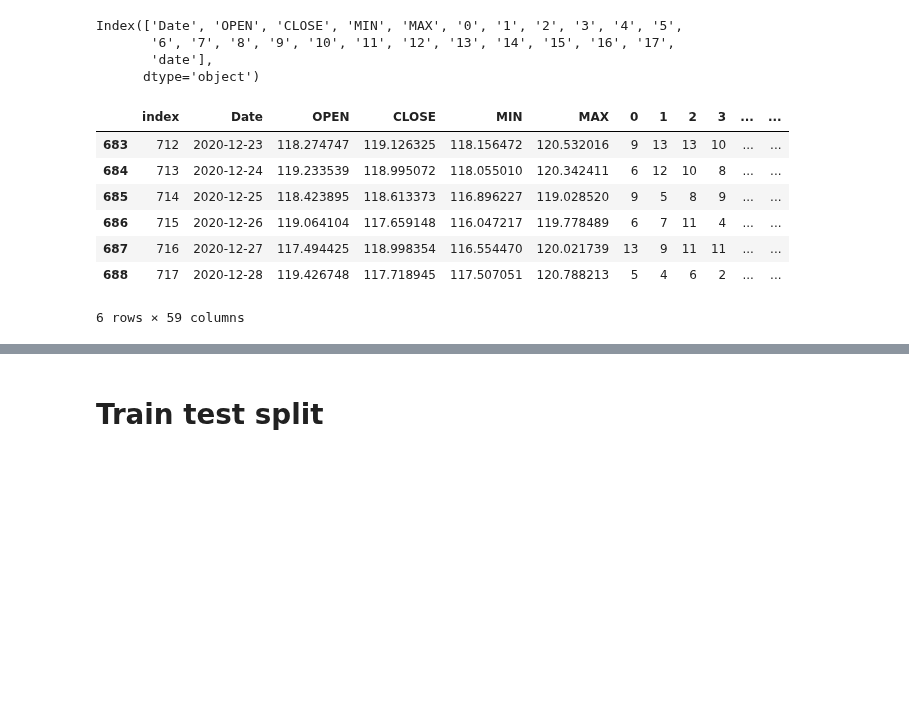
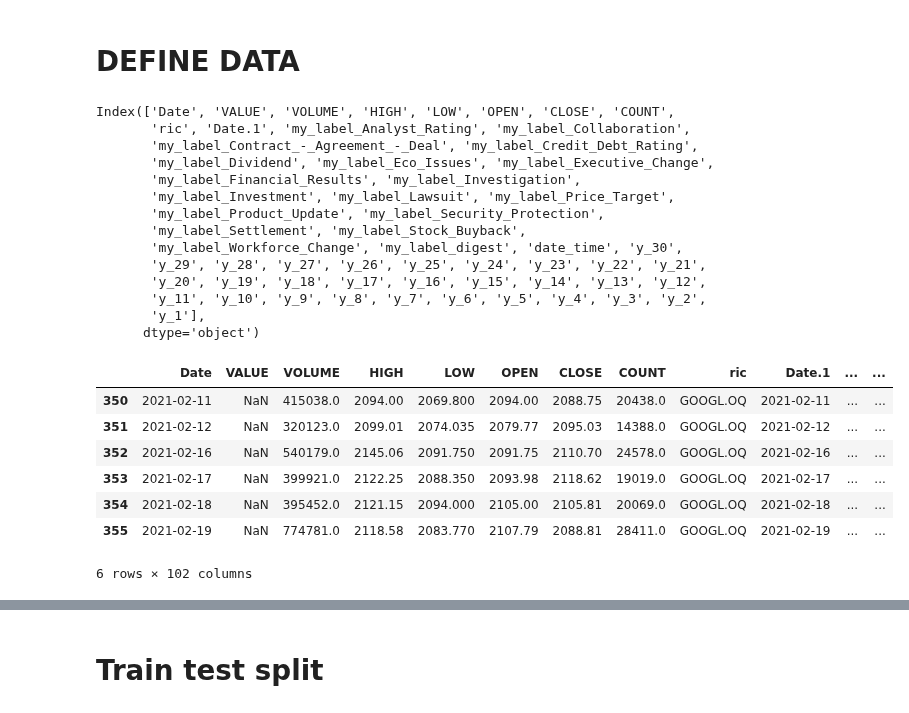
Before and after one commit to dany-kuznetsov/trade_get_news_true_way, a Jupyter notebook: model_pipeline.ipynb, the cells around one changed output, grey strips where cells are left out. Cells and saved outputs as stored; diff of their text form; code cells hidden in the pictures; blank space fills up the shorter version.

```diff
--- a/model_pipeline.ipynb
+++ b/model_pipeline.ipynb
@@ -23,0 +27,14 @@ Index(['Date', 'OPEN', 'CLOSE', 'MIN', 'MAX', '0', '1', '2', '3', '4', '5',
+# %%
+# Зададим path для папки проекта и для папок файлов
+path_project_folder = 'C:/DAN/t_systems/trade_project/'
+path_prices_timeseries_folder = 'C:/DAN/t_systems/trade_project/price_timeseries/'
+path_merged_news_and_prices_folder = 'C:/DAN/t_systems/trade_project/merged_news_and_prices/'
+folder_name_headlines = 'backup_headlines/'
+folder_name_logger = 'logger/'
+# %%
+# To read random data
+# prices_news_merged_df = pd.read_csv('prices_news_merged_df.csv', sep=';')
+
+# To read real data
+# GOOGL.OQ, VOWG_p.DE
+prices_news_merged_df = pd.read_csv(path_merged_news_and_prices_folder + 'merged_news_and_prices_daily_adjusted_GOOGL.OQ.csv', sep=',')
@@ -24,12 +74,41 @@ Index(['Date', 'OPEN', 'CLOSE', 'MIN', 'MAX', '0', '1', '2', '3', '4', '5',
+# %% [markdown]
+# DEFINE DATA
+# %%
+prices_news_merged_df = prices_news_merged_df # all_stock_prices, prices_news_merged_df
+# %%
+print(prices_news_merged_df.columns)
+# %% [output]
+Index(['Date', 'VALUE', 'VOLUME', 'HIGH', 'LOW', 'OPEN', 'CLOSE', 'COUNT',
+       'ric', 'Date.1', 'my_label_Analyst_Rating', 'my_label_Collaboration',
+       'my_label_Contract_-_Agreement_-_Deal', 'my_label_Credit_Debt_Rating',
+       'my_label_Dividend', 'my_label_Eco_Issues', 'my_label_Executive_Change',
+       'my_label_Financial_Results', 'my_label_Investigation',
+       'my_label_Investment', 'my_label_Lawsuit', 'my_label_Price_Target',
+       'my_label_Product_Update', 'my_label_Security_Protection',
+       'my_label_Settlement', 'my_label_Stock_Buyback',
+       'my_label_Workforce_Change', 'my_label_digest', 'date_time', 'y_30',
+       'y_29', 'y_28', 'y_27', 'y_26', 'y_25', 'y_24', 'y_23', 'y_22', 'y_21',
+       'y_20', 'y_19', 'y_18', 'y_17', 'y_16', 'y_15', 'y_14', 'y_13', 'y_12',
+       'y_11', 'y_10', 'y_9', 'y_8', 'y_7', 'y_6', 'y_5', 'y_4', 'y_3', 'y_2',
+       'y_1'],
+      dtype='object')
 # %%
-print(prices_news_merged_df.columns)
+# Columns for random data:
 price_cols = ['OPEN', 'CLOSE', 'MIN', 'MAX']
 news_cols = ["0","1","2","3","4","5","6","7","8","9","10","11","12","13","14","15","16","17"]
+
+# Columns fot real data:
+price_cols = ['VOLUME', 'HIGH', 'LOW', 'OPEN', 'CLOSE']
+news_cols = [
+    'my_label_Analyst_Rating', 'my_label_Collaboration',
+    'my_label_Contract_-_Agreement_-_Deal', 'my_label_Credit_Debt_Rating',
+    'my_label_Dividend', 'my_label_Eco_Issues', 'my_label_Executive_Change',
+    'my_label_Financial_Results', 'my_label_Investigation',
+    'my_label_Investment', 'my_label_Lawsuit', 'my_label_Price_Target',
+    'my_label_Product_Update', 'my_label_Security_Protection',
+    'my_label_Settlement', 'my_label_Stock_Buyback',
+    'my_label_Workforce_Change', 'my_label_digest'
+]
-# %% [output]
-Index(['Date', 'OPEN', 'CLOSE', 'MIN', 'MAX', '0', '1', '2', '3', '4', '5',
-       '6', '7', '8', '9', '10', '11', '12', '13', '14', '15', '16', '17',
-       'date'],
-      dtype='object')
 # %%
 price_change_cols = []
 for i in range(1, 30):
@@ -37,20 +116,20 @@ for i in range(1, 30):
     prices_news_merged_df[new_col_name] = (prices_news_merged_df['CLOSE'] - prices_news_merged_df['CLOSE'].shift(periods=i)) / prices_news_merged_df['CLOSE'].shift(periods=i)
     price_change_cols.append(new_col_name)
 # %%
-for i in range (-5, 0):
-    new_col_name = 'y_' + str(-i)
+for i in range (-14, 0):
+    new_col_name = 'y_change_' + str(-i)
     prices_news_merged_df[new_col_name] = (prices_news_merged_df['CLOSE'].shift(periods=i) - prices_news_merged_df['CLOSE'])   / prices_news_merged_df['CLOSE']
 
 prices_news_merged_df.tail(6)
 # %% [output]
-|  | index | Date | OPEN | CLOSE | MIN | MAX | 0 | 1 | 2 | 3 | ... | ... |
-| 683 | 712 | 2020-12-23 | 118.274747 | 119.126325 | 118.156472 | 120.532016 | 9 | 13 | 13 | 10 | ... | ... |
-| 684 | 713 | 2020-12-24 | 119.233539 | 118.995072 | 118.055010 | 120.342411 | 6 | 12 | 10 | 8 | ... | ... |
-| 685 | 714 | 2020-12-25 | 118.423895 | 118.613373 | 116.896227 | 119.028520 | 9 | 5 | 8 | 9 | ... | ... |
-| 686 | 715 | 2020-12-26 | 119.064104 | 117.659148 | 116.047217 | 119.778489 | 6 | 7 | 11 | 4 | ... | ... |
-| 687 | 716 | 2020-12-27 | 117.494425 | 118.998354 | 116.554470 | 120.021739 | 13 | 9 | 11 | 11 | ... | ... |
-| 688 | 717 | 2020-12-28 | 119.426748 | 117.718945 | 117.507051 | 120.788213 | 5 | 4 | 6 | 2 | ... | ... |
+|  | Date | VALUE | VOLUME | HIGH | LOW | OPEN | CLOSE | COUNT | ric | Date.1 | ... | ... |
+| 350 | 2021-02-11 | NaN | 415038.0 | 2094.00 | 2069.800 | 2094.00 | 2088.75 | 20438.0 | GOOGL.OQ | 2021-02-11 | ... | ... |
+| 351 | 2021-02-12 | NaN | 320123.0 | 2099.01 | 2074.035 | 2079.77 | 2095.03 | 14388.0 | GOOGL.OQ | 2021-02-12 | ... | ... |
+| 352 | 2021-02-16 | NaN | 540179.0 | 2145.06 | 2091.750 | 2091.75 | 2110.70 | 24578.0 | GOOGL.OQ | 2021-02-16 | ... | ... |
+| 353 | 2021-02-17 | NaN | 399921.0 | 2122.25 | 2088.350 | 2093.98 | 2118.62 | 19019.0 | GOOGL.OQ | 2021-02-17 | ... | ... |
+| 354 | 2021-02-18 | NaN | 395452.0 | 2121.15 | 2094.000 | 2105.00 | 2105.81 | 20069.0 | GOOGL.OQ | 2021-02-18 | ... | ... |
+| 355 | 2021-02-19 | NaN | 774781.0 | 2118.58 | 2083.770 | 2107.79 | 2088.81 | 28411.0 | GOOGL.OQ | 2021-02-19 | ... | ... |
-6 rows × 59 columns
+6 rows × 102 columns
 # %%
 prices_news_merged_df.dropna(axis=0, how='any', thresh=None, subset=None, inplace=True)
 prices_news_merged_df = prices_news_merged_df.reset_index()
```
Also changed, not shown: parts of 32 cells of this notebook, 5 other files.
